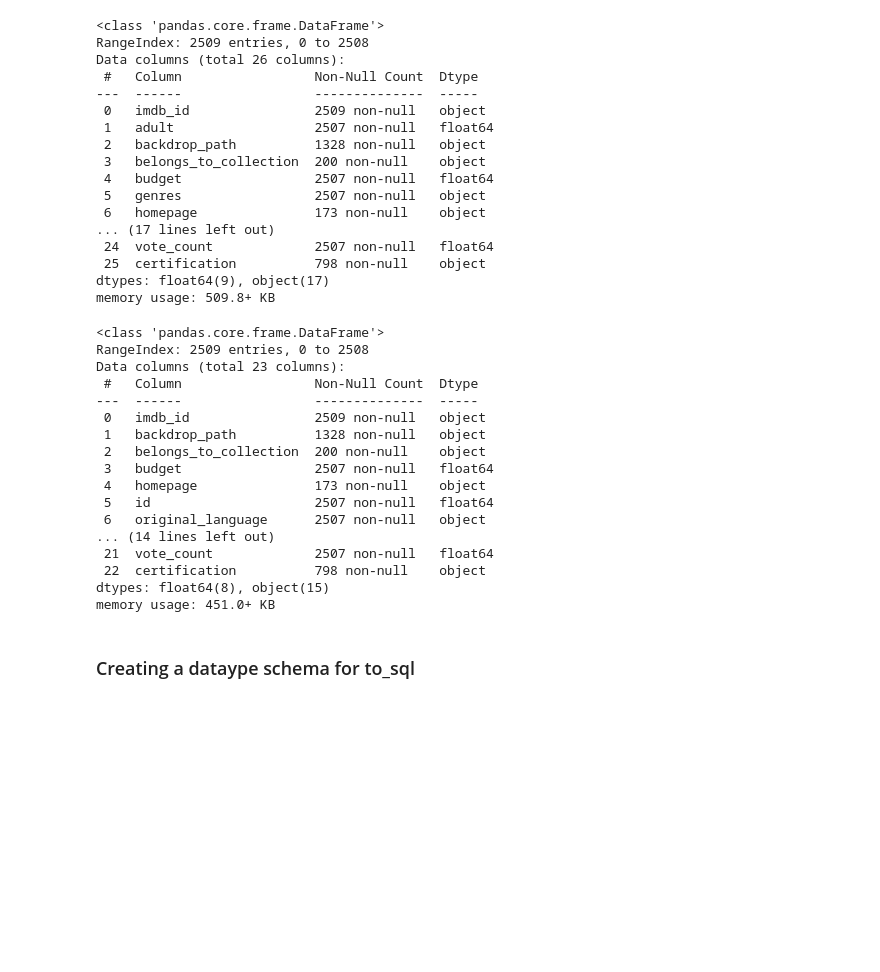
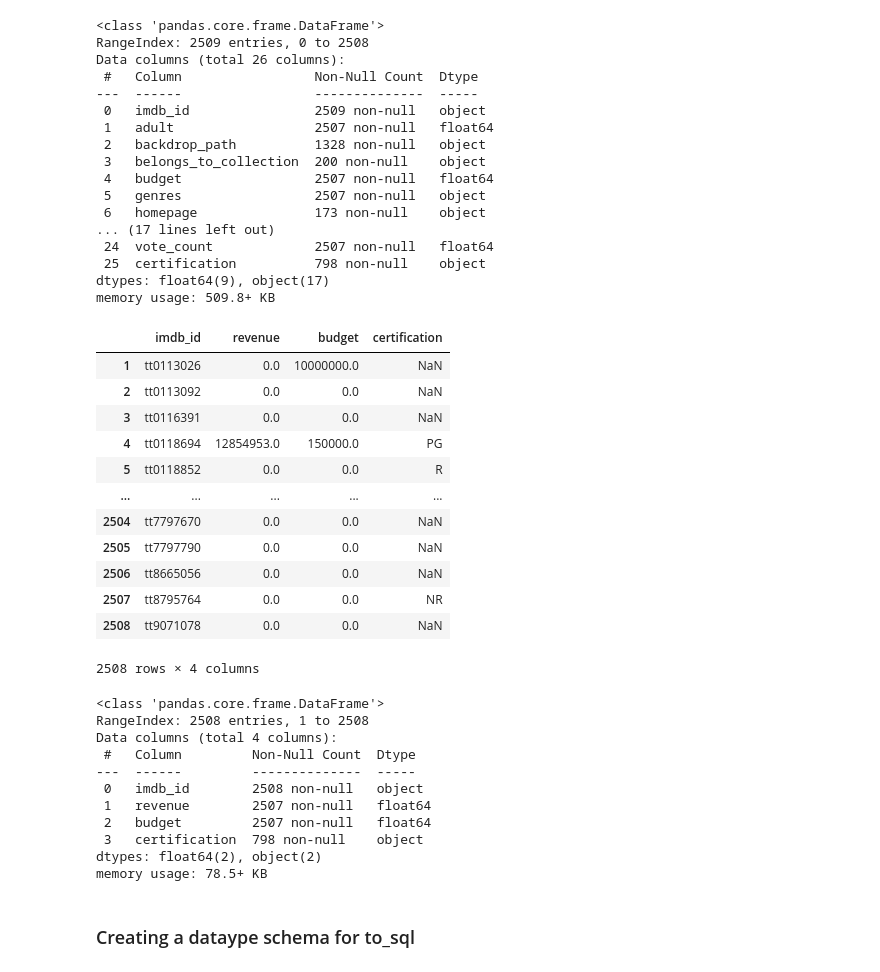
Before and after one commit to sheha919/movie_production_analysis, a Jupyter notebook: part3.ipynb, the cells around one changed output. Drawn from its saved outputs; the diff is of its cells as text; code cells hidden in the pictures; blank space fills up the shorter version.

```diff
--- a/part3.ipynb
+++ b/part3.ipynb
@@ -486,28 +486,37 @@ Data columns (total 26 columns):
 dtypes: float64(9), object(17)
 memory usage: 509.8+ KB
 # %%
-#drop coluumns
-tmdb_data.drop(columns =['genres', 'original_title', 'adult'], axis =1, inplace = True)
+tmdb_data = tmdb_data[['imdb_id','revenue','budget','certification']]
+tmdb_data = tmdb_data.iloc[1:]
+tmdb_data
+# %% [output]
+|  | imdb_id | revenue | budget | certification |
+| 1 | tt0113026 | 0.0 | 10000000.0 | NaN |
+| 2 | tt0113092 | 0.0 | 0.0 | NaN |
+| 3 | tt0116391 | 0.0 | 0.0 | NaN |
+| 4 | tt0118694 | 12854953.0 | 150000.0 | PG |
+| 5 | tt0118852 | 0.0 | 0.0 | R |
+| ... | ... | ... | ... | ... |
+| 2504 | tt7797670 | 0.0 | 0.0 | NaN |
+| 2505 | tt7797790 | 0.0 | 0.0 | NaN |
+| 2506 | tt8665056 | 0.0 | 0.0 | NaN |
+| 2507 | tt8795764 | 0.0 | 0.0 | NR |
+| 2508 | tt9071078 | 0.0 | 0.0 | NaN |
+2508 rows × 4 columns
 # %%
 tmdb_data.info()
 # %% [output]
 <class 'pandas.core.frame.DataFrame'>
-RangeIndex: 2509 entries, 0 to 2508
-Data columns (total 23 columns):
- #   Column                 Non-Null Count  Dtype
----  ------                 --------------  -----
- 0   imdb_id                2509 non-null   object
- 1   backdrop_path          1328 non-null   object
- 2   belongs_to_collection  200 non-null    object
- 3   budget                 2507 non-null   float64
- 4   homepage               173 non-null    object
- 5   id                     2507 non-null   float64
- 6   original_language      2507 non-null   object
-... (14 lines left out)
- 21  vote_count             2507 non-null   float64
- 22  certification          798 non-null    object
-dtypes: float64(8), object(15)
-memory usage: 451.0+ KB
+RangeIndex: 2508 entries, 1 to 2508
+Data columns (total 4 columns):
+ #   Column         Non-Null Count  Dtype
+---  ------         --------------  -----
+ 0   imdb_id        2508 non-null   object
+ 1   revenue        2507 non-null   float64
+ 2   budget         2507 non-null   float64
+ 3   certification  798 non-null    object
+dtypes: float64(2), object(2)
+memory usage: 78.5+ KB
 # %% [markdown]
 ### Creating a dataype schema for to_sql
 # %%
```
Also changed, not shown: parts of 5 cells of this notebook.
